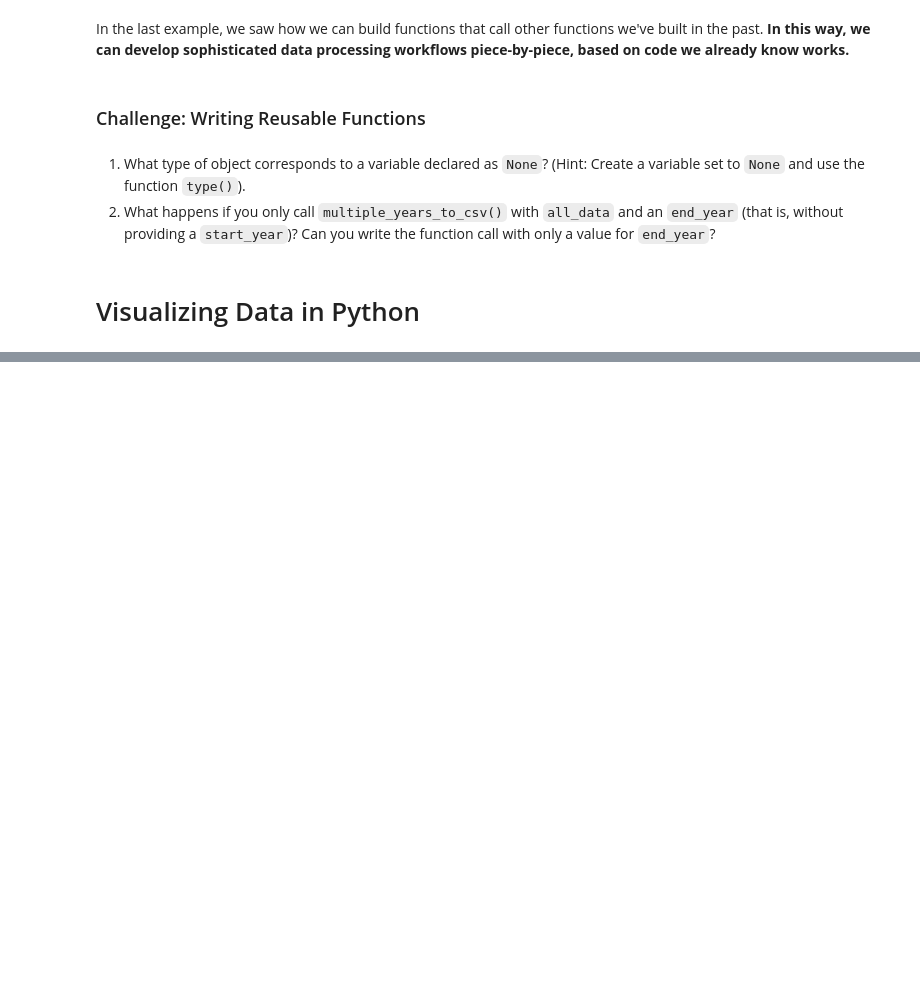
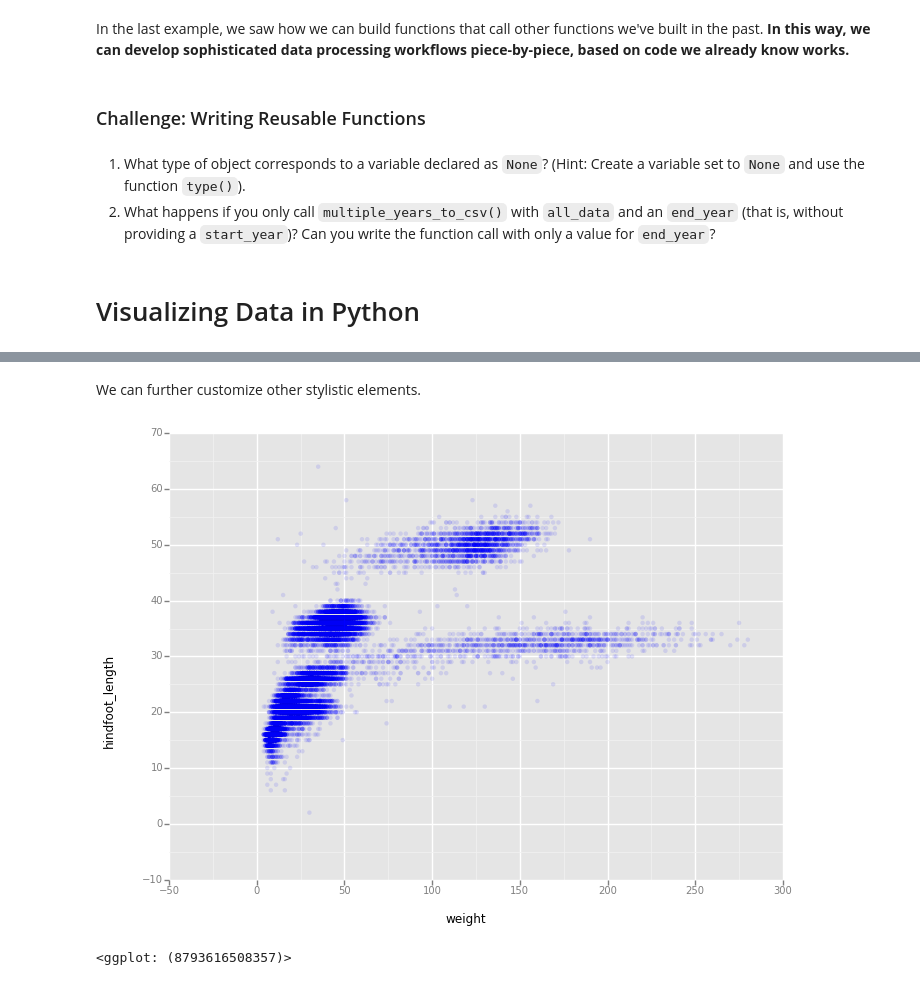
Before and after one commit to arthur-e/swc-workshop, a Jupyter notebook: python-ecology/Python-Intro-Ecology.ipynb, the cells around one changed output, grey strips where cells are left out. Cells and saved outputs as stored; diff of their text form; code cells hidden in the pictures; blank space fills up the shorter version.

```diff
--- a/python-ecology/Python-Intro-Ecology.ipynb
+++ b/python-ecology/Python-Intro-Ecology.ipynb
@@ -1512,0 +1552,8 @@ In the last example, we saw how we can build functions that call other functions
+# %% [markdown]
+We can further customize other stylistic elements.
+# %%
+ggplot(data = surveys, aesthetics = aes(x = 'weight', y = 'hindfoot_length')) + \
+    geom_point(alpha = 0.1, color = 'blue')
+# %% [output]
+[figure, added]
+<ggplot: (8793616508357)>
```
Also changed, not shown: parts of 9 cells of this notebook, 1 other file.
